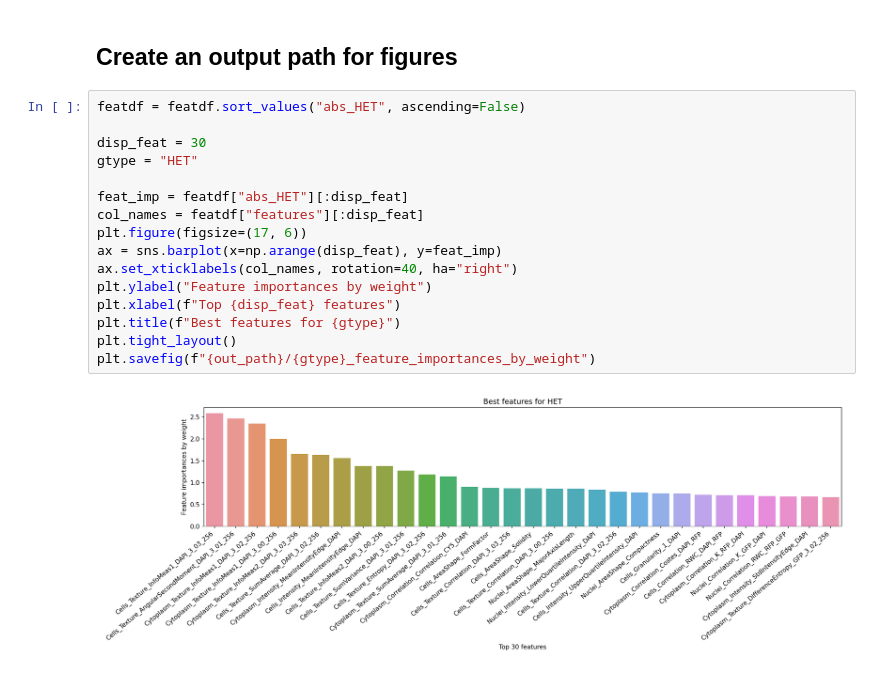
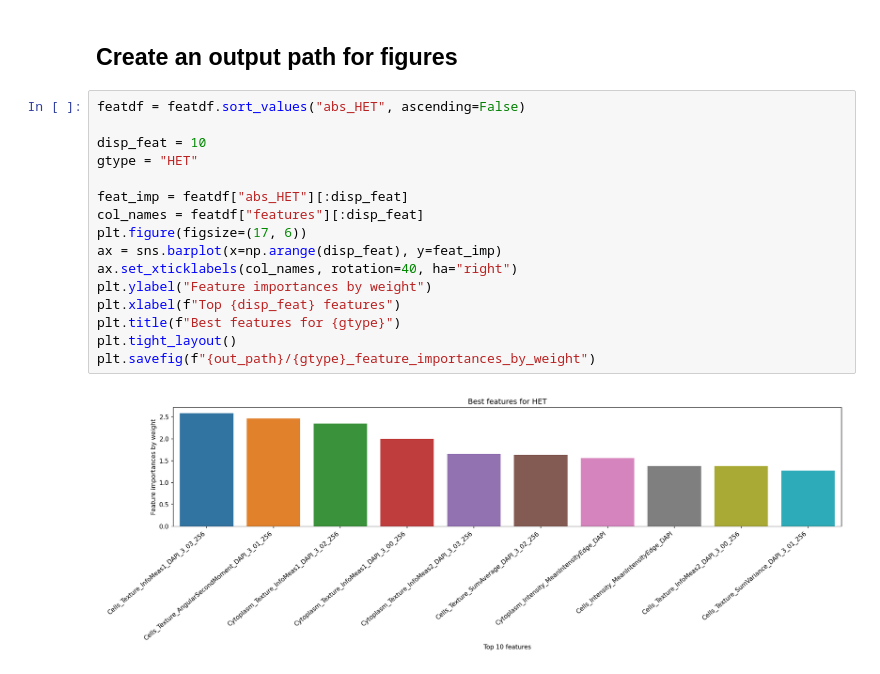
Before and after one commit to WayScience/NF1_SchwannCell_data_analysis, a Jupyter notebook: 2.evaluate_models/feature_selection/avg_lr_plate3_cp_fs_data.ipynb, the cells around one changed output. Cells and saved outputs as stored; diff of their text form.

```diff
--- a/2.evaluate_models/feature_selection/avg_lr_plate3_cp_fs_data.ipynb
+++ b/2.evaluate_models/feature_selection/avg_lr_plate3_cp_fs_data.ipynb
@@ -210,21 +212,21 @@ totfeatimp = totfeatimp.sort_values(ascending=False)
 # %%
 featdf = featdf.sort_values("abs_HET", ascending=False)
 
-disp_feat = 30
+disp_feat = 10
 gtype = "HET"
 
 feat_imp = featdf["abs_HET"][:disp_feat]
 col_names = featdf["features"][:disp_feat]
 plt.figure(figsize=(17, 6))
 ax = sns.barplot(x=np.arange(disp_feat), y=feat_imp)
 ax.set_xticklabels(col_names, rotation=40, ha="right")
 plt.ylabel("Feature importances by weight")
 plt.xlabel(f"Top {disp_feat} features")
 plt.title(f"Best features for {gtype}")
 plt.tight_layout()
 plt.savefig(f"{out_path}/{gtype}_feature_importances_by_weight")
 # %% [output]
-[figure, old version]
+[figure, new version]
 # %%
 for genotype in featdf[pos_genes]:
     feat_imp = featimp[genotype]["featnorm_avg_norm"][:disp_feat]
```
Also changed, not shown: parts of 5 cells of this notebook, 8 other files.
